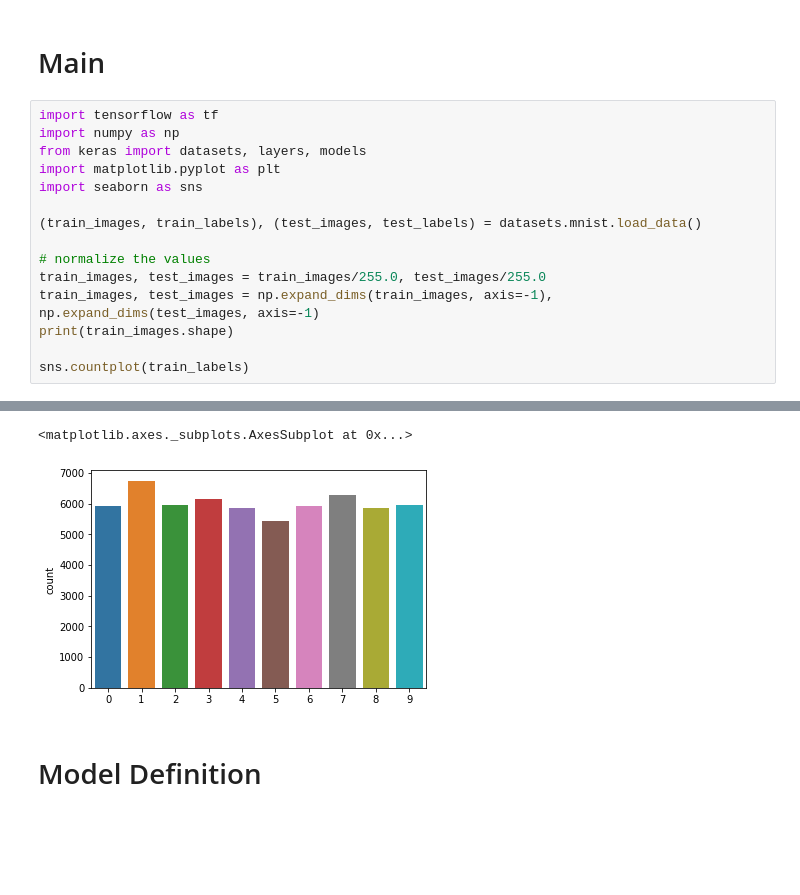
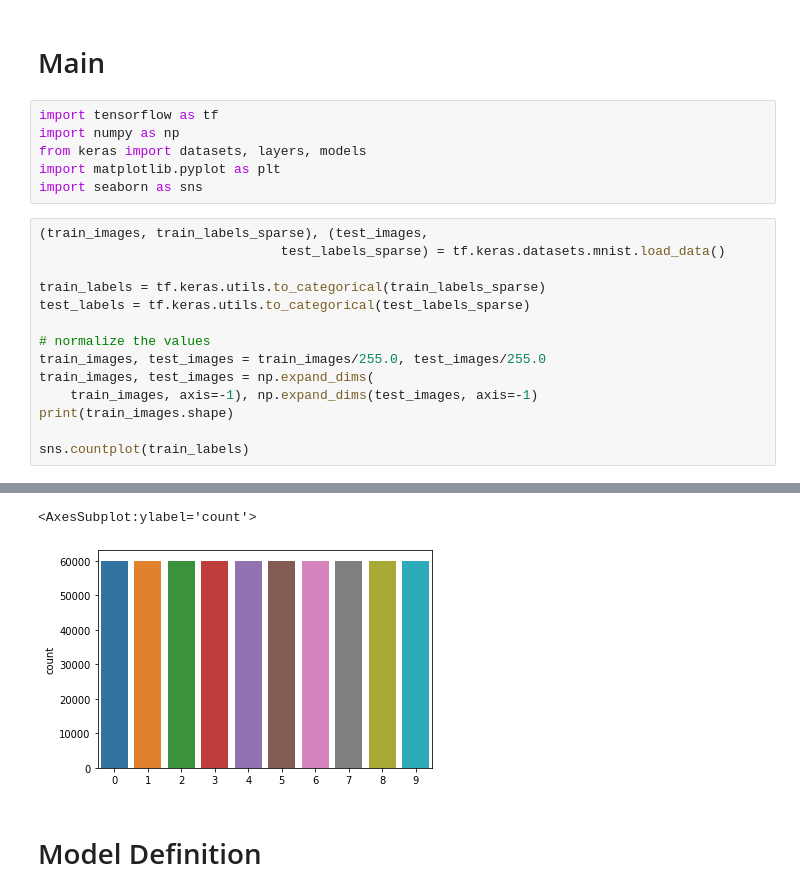
Before and after one commit to ManOf4Names/MachineLearning, a Jupyter notebook: HW2/CNN_example_tensorflow.ipynb, the cells around one changed output, grey strips where cells are left out. Saved outputs shown, nothing was run; the diff lists cells and outputs as text; blank space fills up the shorter version.

```diff
--- a/HW2/CNN_example_tensorflow.ipynb
+++ b/HW2/CNN_example_tensorflow.ipynb
@@ -1,17 +1,22 @@
 # %% [markdown]
 # Main
+# %%
+import tensorflow as tf
+import numpy as np
+from keras import datasets, layers, models
+import matplotlib.pyplot as plt
+import seaborn as sns
 # %%
-import tensorflow as tf
-import numpy as np
-from keras import datasets, layers, models
-import matplotlib.pyplot as plt
-import seaborn as sns
+(train_images, train_labels_sparse), (test_images,
+                               test_labels_sparse) = tf.keras.datasets.mnist.load_data()
 
-(train_images, train_labels), (test_images, test_labels) = datasets.mnist.load_data()
+train_labels = tf.keras.utils.to_categorical(train_labels_sparse)
+test_labels = tf.keras.utils.to_categorical(test_labels_sparse)
 
 # normalize the values
 train_images, test_images = train_images/255.0, test_images/255.0
-train_images, test_images = np.expand_dims(train_images, axis=-1), np.expand_dims(test_images, axis=-1)
+train_images, test_images = np.expand_dims(
+    train_images, axis=-1), np.expand_dims(test_images, axis=-1)
 print(train_images.shape)
 
 sns.countplot(train_labels)
@@ -21,6 +24,6 @@ Downloading data from https://storage.googleapis.com/tensorflow/tf-keras-dataset
 (60000, 28, 28, 1)
-<matplotlib.axes._subplots.AxesSubplot at 0x...>
+<AxesSubplot:ylabel='count'>
-[figure, old version]
+[figure, new version]
 # %% [markdown]
 # Model Definition
 # %%
```
Also changed, not shown: parts of 5 cells of this notebook, 1 other file.
